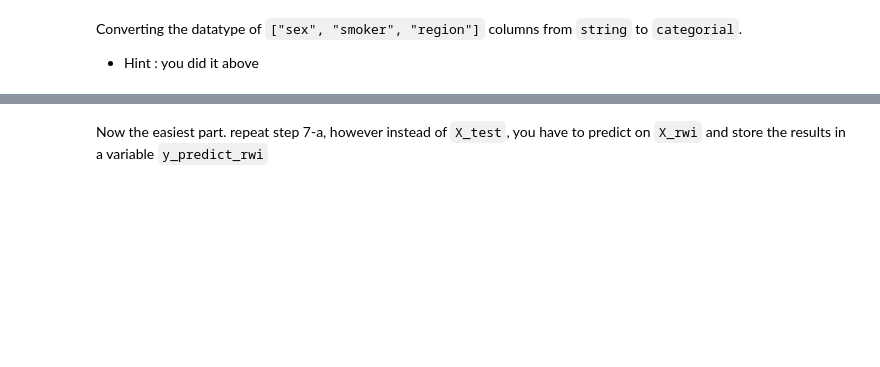
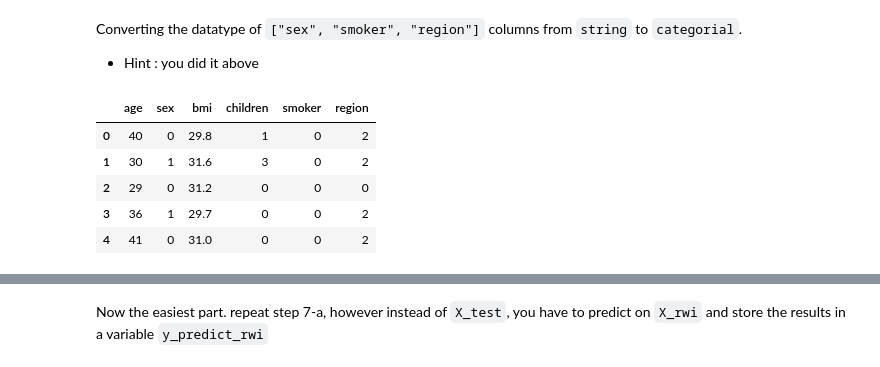
Before and after one commit to salmanshahid8/ml_practice_exercise, a Jupyter notebook: exercises/2_multiple_linear_regression_exe.ipynb, the cells around one changed output, grey strips where cells are left out. Drawn from its saved outputs; the diff is of its cells as text; code cells hidden in the pictures; blank space fills up the shorter version.

```diff
--- a/exercises/2_multiple_linear_regression_exe.ipynb
+++ b/exercises/2_multiple_linear_regression_exe.ipynb
@@ -244,6 +264,20 @@ Now that you have trained the model on `X_train` and tested internally yourself
 # %% [markdown]
 Converting the datatype of `["sex", "smoker", "region"]` columns from `string` to `categorial`.
 - Hint : you did it above
+# %%
+str_cat=["sex","smoker","region"]
+for col in str_cat:
+    X_rwi[col] = X_rwi[col].astype('category')
+    X_rwi[col] = X_rwi[col].cat.codes
+
+X_rwi.head()
+# %% [output]
+|  | age | sex | bmi | children | smoker | region |
+| 0 | 40 | 0 | 29.8 | 1 | 0 | 2 |
+| 1 | 30 | 1 | 31.6 | 3 | 0 | 2 |
+| 2 | 29 | 0 | 31.2 | 0 | 0 | 0 |
+| 3 | 36 | 1 | 29.7 | 0 | 0 | 2 |
+| 4 | 41 | 0 | 31.0 | 0 | 0 | 2 |
 # %% [markdown]
 Load the saved model `model_multiple_linear_regression.pkl` and store it in variable `loaded_model`.
 
```
Also changed, not shown: parts of 7 cells of this notebook, 1 other file.
